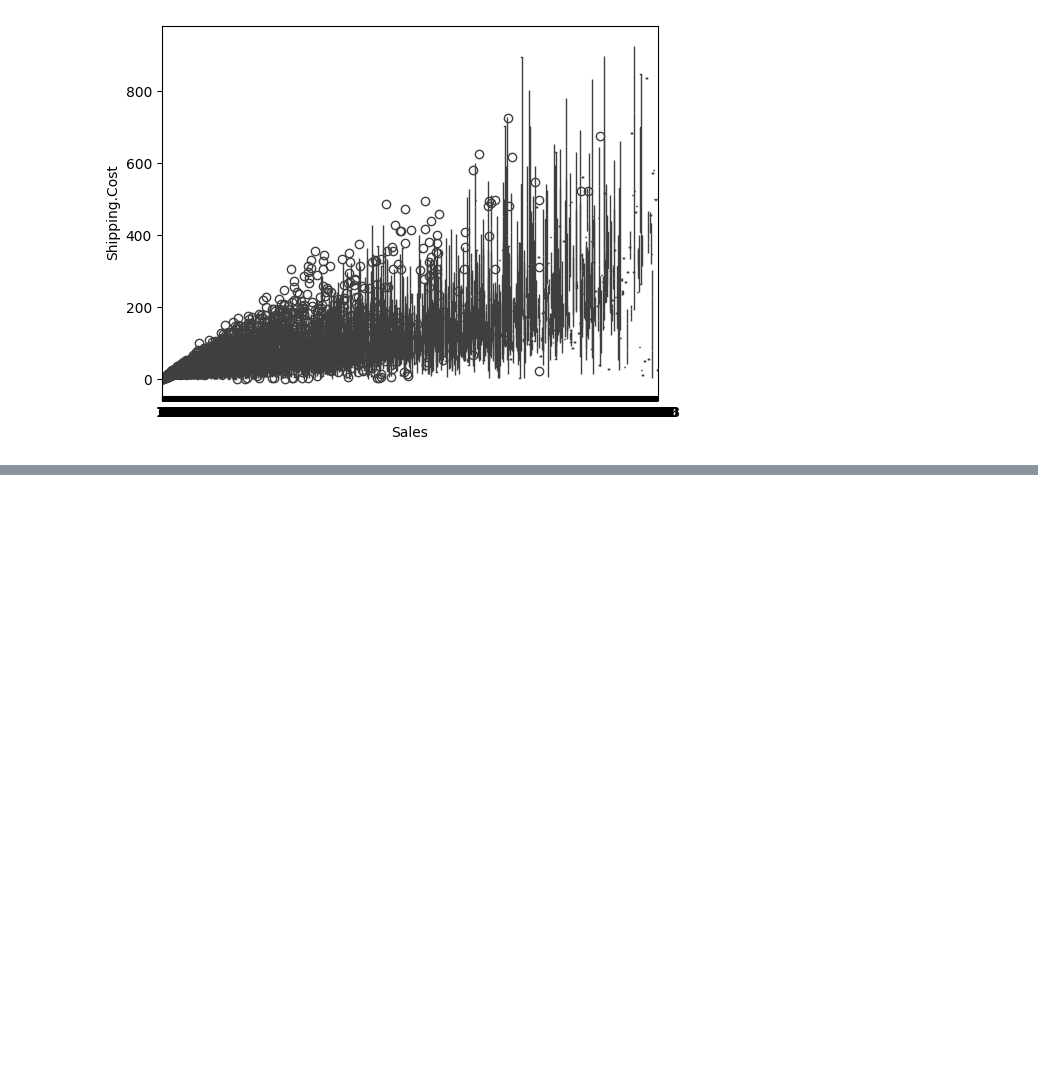
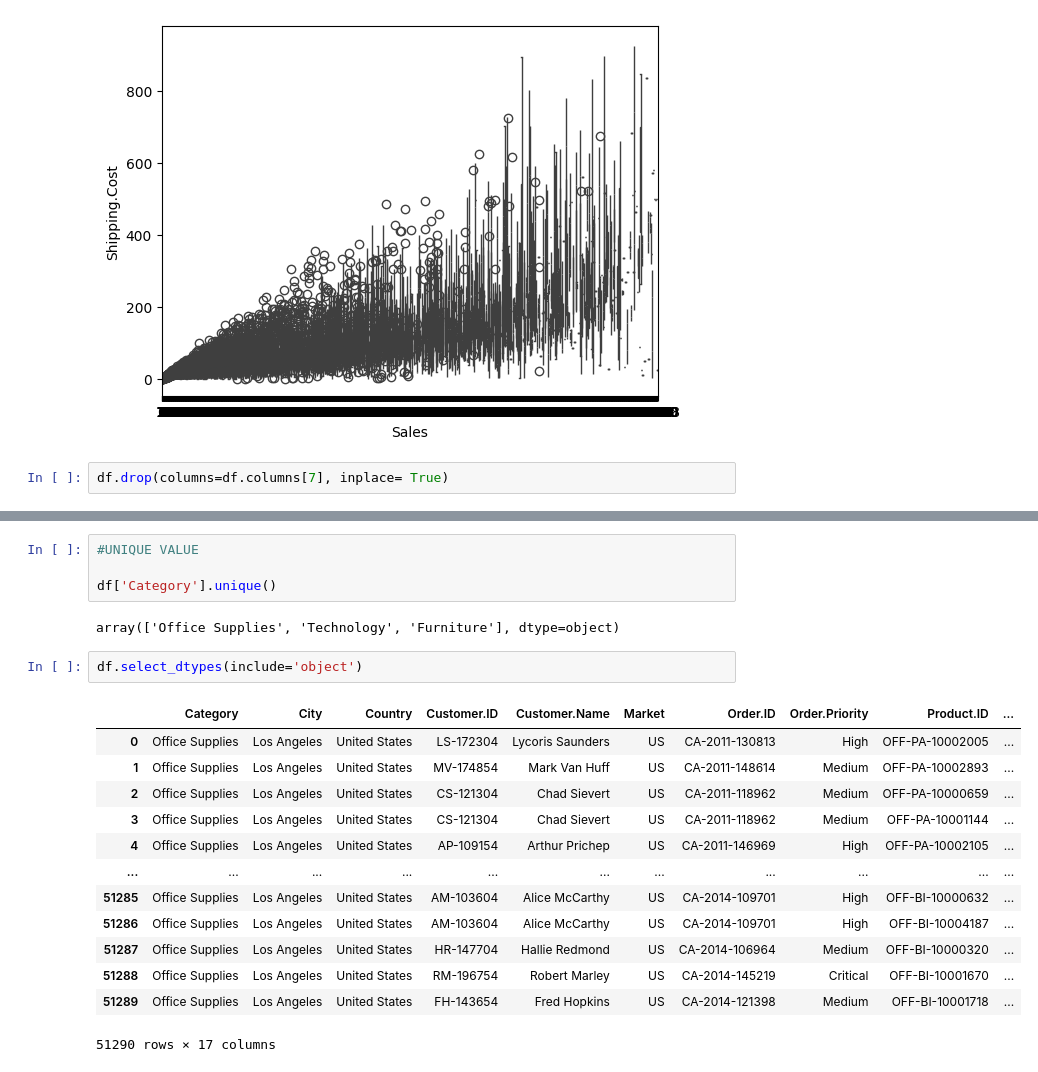
Before and after one commit to saiiexd/UNIVERSITY, a Jupyter notebook: Data Exploration/Class Notes/superstore.ipynb, the cells around one changed output, grey strips where cells are left out. Saved outputs shown, nothing was run; the diff lists cells and outputs as text; blank space fills up the shorter version.

```diff
--- a/Data Exploration/Class Notes/superstore.ipynb
+++ b/Data Exploration/Class Notes/superstore.ipynb
@@ -185,3 +185,5 @@ sns.boxplot(data=superstore, x='Sales', y='Shipping.Cost')
 plt.show()
 # %% [output]
 [figure]
+# %%
+df.drop(columns=df.columns[7], inplace= True)
@@ -191,0 +204,22 @@ NameError: name 'df' is not defined
+# %%
+#UNIQUE VALUE
+
+df['Category'].unique()
+# %% [output]
+array(['Office Supplies', 'Technology', 'Furniture'], dtype=object)
+# %%
+df.select_dtypes(include='object')
+# %% [output]
+|  | Category | City | Country | Customer.ID | Customer.Name | Market | Order.ID | Order.Priority | Product.ID | ... |
+| 0 | Office Supplies | Los Angeles | United States | LS-172304 | Lycoris Saunders | US | CA-2011-130813 | High | OFF-PA-10002005 | ... |
+| 1 | Office Supplies | Los Angeles | United States | MV-174854 | Mark Van Huff | US | CA-2011-148614 | Medium | OFF-PA-10002893 | ... |
+| 2 | Office Supplies | Los Angeles | United States | CS-121304 | Chad Sievert | US | CA-2011-118962 | Medium | OFF-PA-10000659 | ... |
+| 3 | Office Supplies | Los Angeles | United States | CS-121304 | Chad Sievert | US | CA-2011-118962 | Medium | OFF-PA-10001144 | ... |
+| 4 | Office Supplies | Los Angeles | United States | AP-109154 | Arthur Prichep | US | CA-2011-146969 | High | OFF-PA-10002105 | ... |
+| ... | ... | ... | ... | ... | ... | ... | ... | ... | ... | ... |
+| 51285 | Office Supplies | Los Angeles | United States | AM-103604 | Alice McCarthy | US | CA-2014-109701 | High | OFF-BI-10000632 | ... |
+| 51286 | Office Supplies | Los Angeles | United States | AM-103604 | Alice McCarthy | US | CA-2014-109701 | High | OFF-BI-10004187 | ... |
+| 51287 | Office Supplies | Los Angeles | United States | HR-147704 | Hallie Redmond | US | CA-2014-106964 | Medium | OFF-BI-10000320 | ... |
+| 51288 | Office Supplies | Los Angeles | United States | RM-196754 | Robert Marley | US | CA-2014-145219 | Critical | OFF-BI-10001670 | ... |
+| 51289 | Office Supplies | Los Angeles | United States | FH-143654 | Fred Hopkins | US | CA-2014-121398 | Medium | OFF-BI-10001718 | ... |
+51290 rows × 17 columns
```
Also changed, not shown: parts of 8 cells of this notebook, 2 other files.
